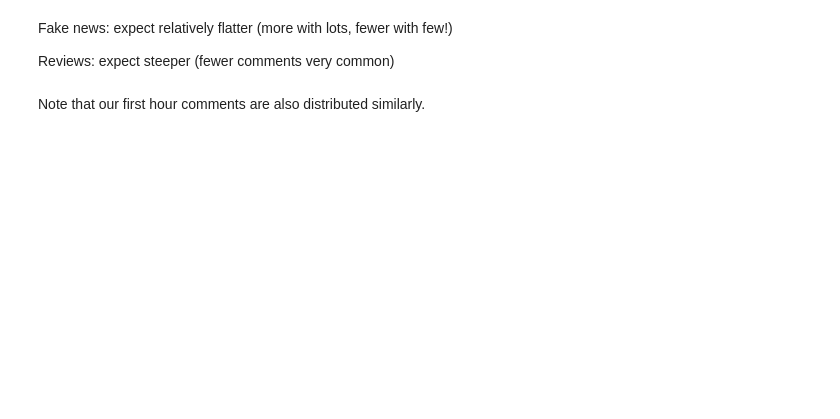
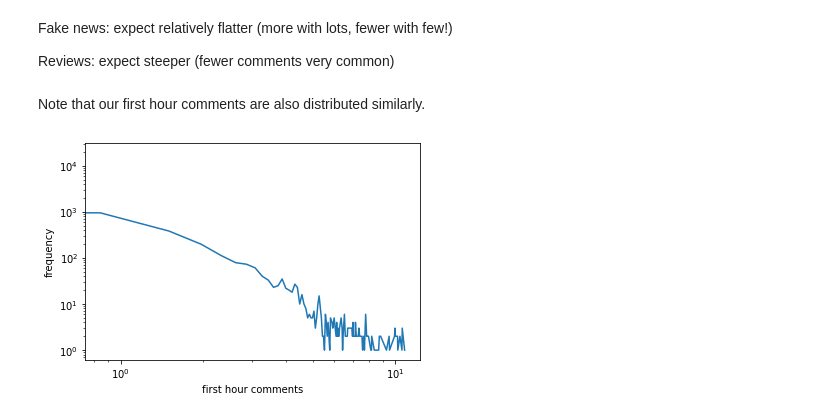
Before and after one commit to ageil/Probabilistic-Programming, a Jupyter notebook: model/TypeLevelModel.ipynb, the cells around one changed output. Cells and saved outputs as stored; diff of their text form; code cells hidden in the pictures; blank space fills up the shorter version.

```diff
--- a/model/TypeLevelModel.ipynb
+++ b/model/TypeLevelModel.ipynb
@@ -626,12 +597,14 @@ Note that our first hour comments are also distributed similarly.
 # %%
 max_ct = np.max(p_data[:,1])
 unique, counts = np.unique(p_data[:,1], return_counts=True)
 plt.plot(unique, counts)
 plt.yscale("log")
 plt.xscale("log")
-plt.xlim(1, 10000)
+#plt.xlim(1, 10000)
 plt.xlabel("first hour comments")
 plt.ylabel("frequency")
 plt.show()
+# %% [output]
+[figure, added]
 # %%
 p_data[:,1].shape
```
Also changed, not shown: parts of 34 cells of this notebook.
